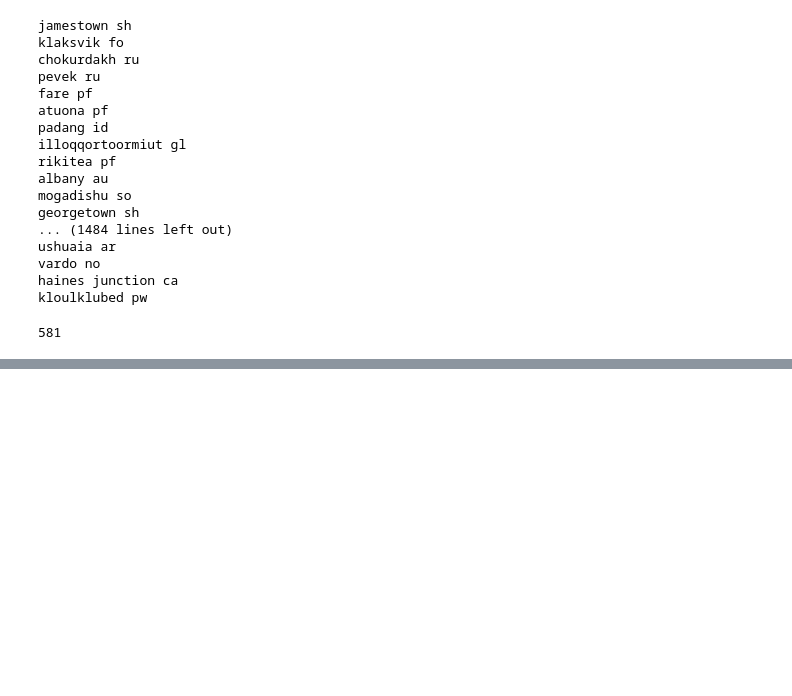
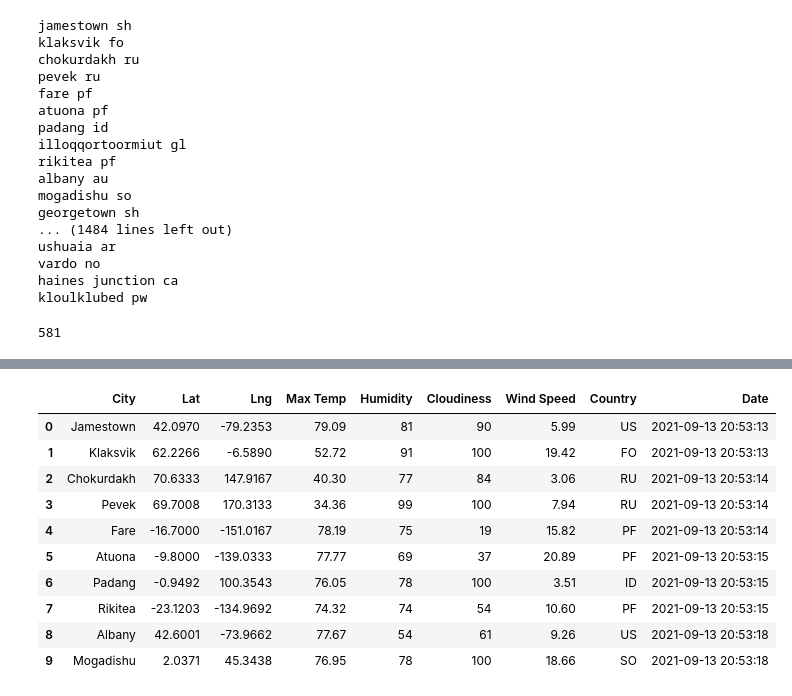
Before and after one commit to aliciacordova/World_Weather_Analysis, a Jupyter notebook: WeatherPy.ipynb, the cells around one changed output, grey strips where cells are left out. Drawn from its saved outputs; the diff is of its cells as text; code cells hidden in the pictures; blank space fills up the shorter version.

```diff
--- a/WeatherPy.ipynb
+++ b/WeatherPy.ipynb
@@ -56,0 +147,16 @@ len(cities)
+# %%
+# Convert the array of dictionaries to a Pandas DataFrame.
+city_data_df = pd.DataFrame(city_data)
+city_data_df.head(10)
+# %% [output]
+|  | City | Lat | Lng | Max Temp | Humidity | Cloudiness | Wind Speed | Country | Date |
+| 0 | Jamestown | 42.0970 | -79.2353 | 79.09 | 81 | 90 | 5.99 | US | 2021-09-13 20:53:13 |
+| 1 | Klaksvik | 62.2266 | -6.5890 | 52.72 | 91 | 100 | 19.42 | FO | 2021-09-13 20:53:13 |
+| 2 | Chokurdakh | 70.6333 | 147.9167 | 40.30 | 77 | 84 | 3.06 | RU | 2021-09-13 20:53:14 |
+| 3 | Pevek | 69.7008 | 170.3133 | 34.36 | 99 | 100 | 7.94 | RU | 2021-09-13 20:53:14 |
+| 4 | Fare | -16.7000 | -151.0167 | 78.19 | 75 | 19 | 15.82 | PF | 2021-09-13 20:53:14 |
+| 5 | Atuona | -9.8000 | -139.0333 | 77.77 | 69 | 37 | 20.89 | PF | 2021-09-13 20:53:15 |
+| 6 | Padang | -0.9492 | 100.3543 | 76.05 | 78 | 100 | 3.51 | ID | 2021-09-13 20:53:15 |
+| 7 | Rikitea | -23.1203 | -134.9692 | 74.32 | 74 | 54 | 10.60 | PF | 2021-09-13 20:53:15 |
+| 8 | Albany | 42.6001 | -73.9662 | 77.67 | 54 | 61 | 9.26 | US | 2021-09-13 20:53:18 |
+| 9 | Mogadishu | 2.0371 | 45.3438 | 76.95 | 78 | 100 | 18.66 | SO | 2021-09-13 20:53:18 |
```
Also changed, not shown: parts of 6 cells of this notebook, 5 other files.
